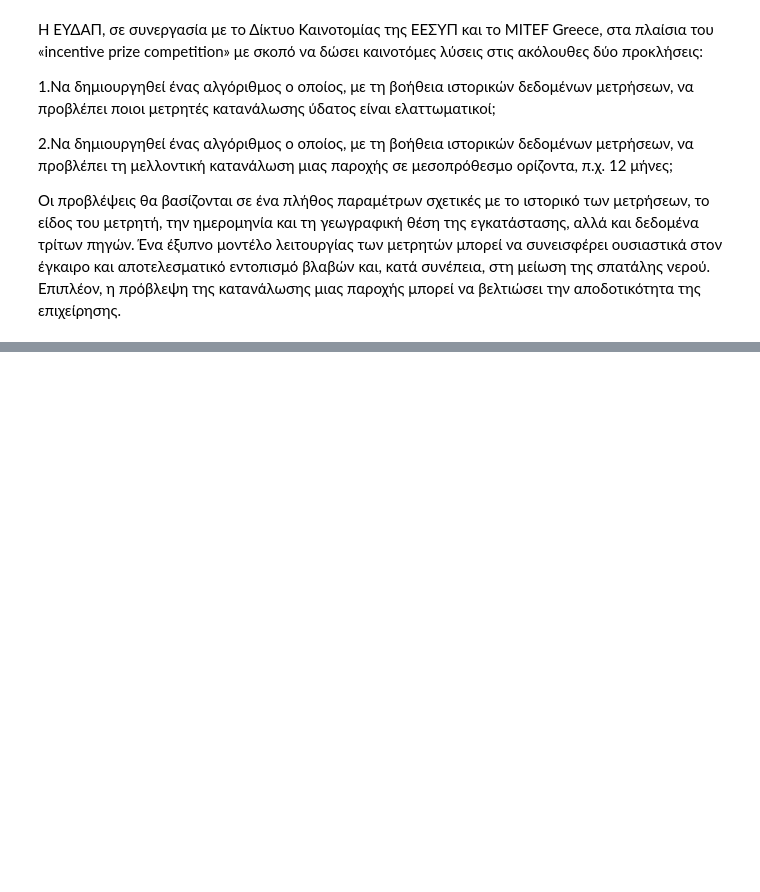
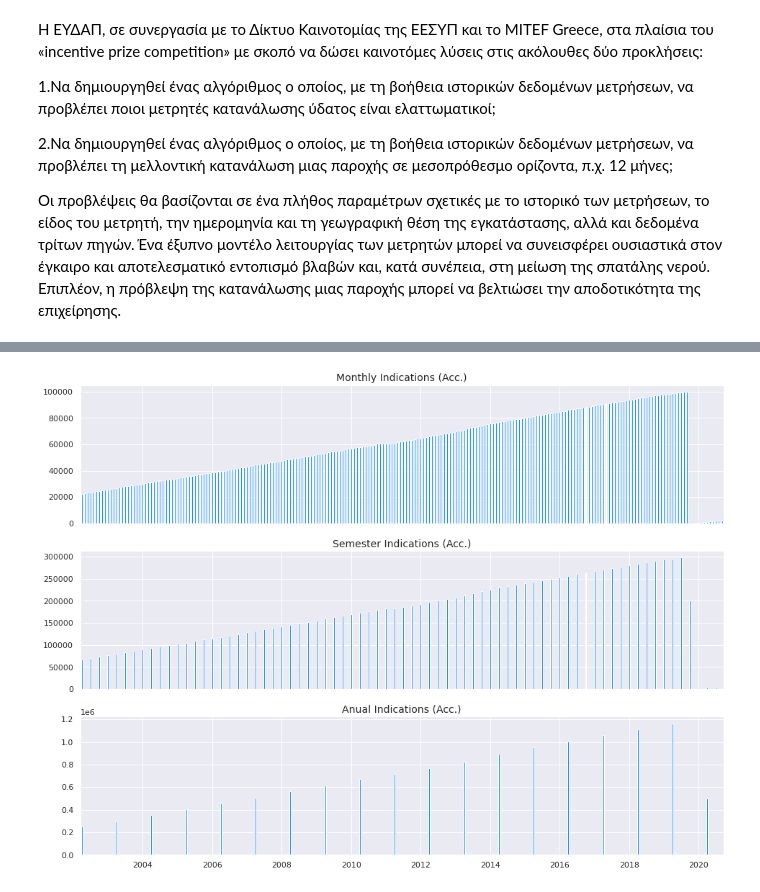
Before and after one commit to geomyll33/Beautez, a Jupyter notebook: EYDAP_Challenge_project.ipynb, the cells around one changed output, grey strips where cells are left out. Drawn from its saved outputs; the diff is of its cells as text; code cells hidden in the pictures; blank space fills up the shorter version.

```diff
--- a/EYDAP_Challenge_project.ipynb
+++ b/EYDAP_Challenge_project.ipynb
@@ -110,0 +188,8 @@ b _Στοιχεία μεταβολών που αφορούν τις παροχέ
+# %%
+# Sort values by timestamp (not necessary in this case)
+df = df.sort_values(by='timestamp')
+
+# Check time intervals
+df['Time_Interval'] = df.timestamp - df.timestamp.shift(1)
+
+df[['timestamp', 'Time_Interval']].head()
@@ -110,0 +203,3 @@ b _Στοιχεία μεταβολών που αφορούν τις παροχέ
+# %%
+print(f"{df['Time_Interval'].value_counts()}")
+df = df.drop('Time_Interval', axis=1)
@@ -110,0 +242,21 @@ b _Στοιχεία μεταβολών που αφορούν τις παροχέ
+# %%
+fig, ax = plt.subplots(ncols=1, nrows=3, sharex=True, figsize=(16,12))
+
+resampled_df = df[['timestamp','indication']].resample('M', on='timestamp').sum().reset_index(drop=False)
+ax[0].bar(resampled_df.timestamp, resampled_df.indication, width=15, color='dodgerblue')
+ax[0].set_title('Monthly Indications (Acc.)', fontsize=14)
+
+resampled_df = df[['timestamp','indication']].resample('3M', on='timestamp').sum().reset_index(drop=False)
+ax[1].bar(resampled_df.timestamp, resampled_df.indication, width=15, color='dodgerblue')
+ax[1].set_title('Semester Indications (Acc.)', fontsize=14)
+
+resampled_df = df[['timestamp','indication']].resample('12M', on='timestamp').sum().reset_index(drop=False)
+ax[2].bar(resampled_df.timestamp, resampled_df.indication, width=15, color='dodgerblue')
+ax[2].set_title('Anual Indications (Acc.)', fontsize=14)
+
+for i in range(3):
+    ax[i].set_xlim([date(2002, 3, 15), date(2020, 9, 15)])
+
+plt.show()
+# %% [output]
+[figure, added]
```
Also changed, not shown: parts of 56 cells of this notebook.
